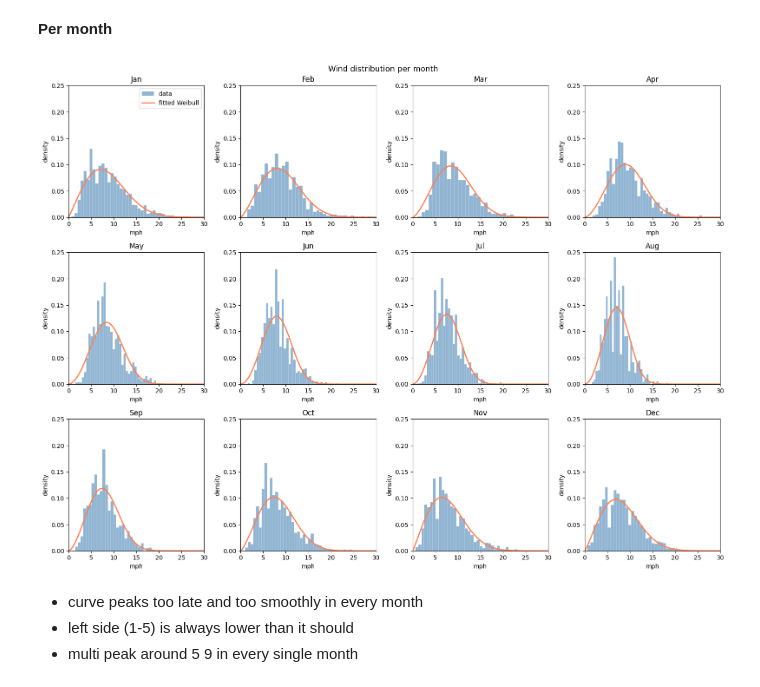
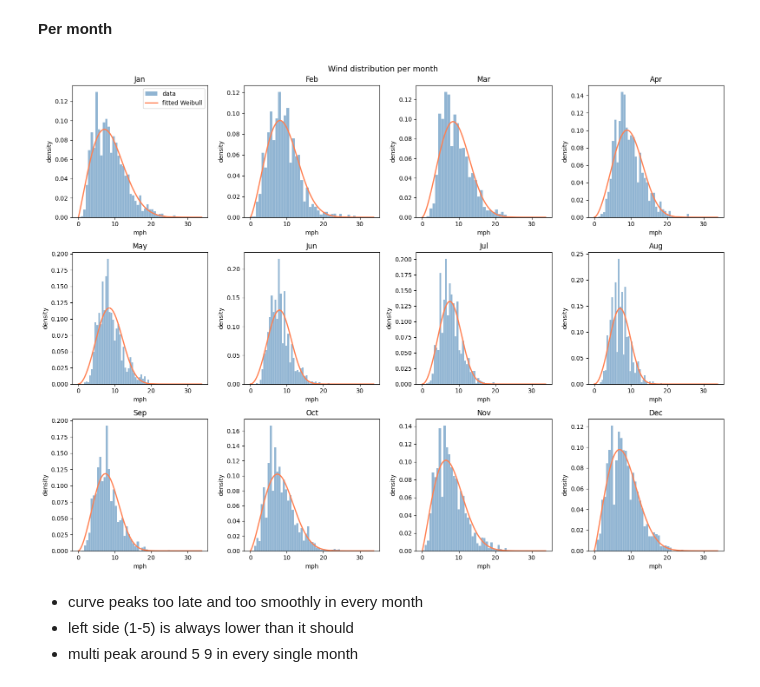
Before and after one commit to mariatmvendas/mbml_project, a Jupyter notebook: EDA.ipynb, the cells around one changed output. Drawn from its saved outputs; the diff is of its cells as text; code cells hidden in the pictures.

```diff
--- a/EDA.ipynb
+++ b/EDA.ipynb
@@ -1011,14 +1006,12 @@ for month in range(1, 13):
     pdf   = gamma.pdf(x, a=alpha, scale=1/beta)
     ax.plot(x, pdf, color="coral", linewidth=2, label="fitted Gamma")
 
-    ax.set_xlim(0, 2.5)
-    ax.set_ylim(0, 6)
-    ax.set_title(month_names[month - 1], fontsize=20)
-    ax.set_xlabel("inches", fontsize=15)
-    ax.set_ylabel("density", fontsize=15)
+    ax.set_title(month_names[month - 1])
+    ax.set_xlabel("inches")
+    ax.set_ylabel("density")
 
 axes[0].legend()
-plt.suptitle(f"Precipitation distribution per month (rainy days only, PRCP > {rain_thresh})", fontsize=26)
+plt.suptitle(f"Precipitation distribution per month (rainy days only, PRCP > {rain_thresh})", fontsize=13)
 plt.tight_layout()
 plt.show()
 # %% [output]
@@ -1045,18 +1038,18 @@ wind_params_global = {
 # %%
 fig, ax = plt.subplots(figsize=(8, 5))
 
-ax.hist(wind_global, bins=50, density=True, color="steelblue", edgecolor="white", linewidth=0.3, alpha=0.6, label="Data")
+ax.hist(wind_global, bins=50, density=True, color="steelblue", edgecolor="white", linewidth=0.3, alpha=0.6, label="data")
 
 x = np.linspace(0, wind_global.max(), 300)
 shape = wind_params_global["shape"].item()
 scale = wind_params_global["scale"].item()
 pdf = weibull_min.pdf(x, c=shape, scale=scale, loc=0)
-ax.plot(x, pdf, color="coral", linewidth=2, label="Fitted Weibull")
+ax.plot(x, pdf, color="coral", linewidth=2, label="fitted Weibull")
 
-ax.set_title("Wind", fontsize=25)
-ax.set_xlabel("Mph", fontsize=15)
-ax.set_ylabel("Density", fontsize=15)
-ax.legend(fontsize=12)
+ax.set_title("Wind")
+ax.set_xlabel("mph")
+ax.set_ylabel("density")
+ax.legend()
 plt.tight_layout()
 plt.show()
 # %% [output]
@@ -1079,33 +1072,31 @@ for month in range(1, 13):
 # %%
 fig, axes = plt.subplots(3, 4, figsize=(16, 12))
 axes = axes.flatten()
 
 x = np.linspace(0, df_train["WIND"].max(), 300)
 
 for month in range(1, 13):
     ax = axes[month - 1]
 
     month_data = df_train[df_train["MONTH"] == month]["WIND"].values
 
     ax.hist(month_data, bins=40, density=True, color="steelblue", edgecolor="white", linewidth=0.3, alpha=0.6, label="data")
 
     shape = wind_params_month[month]["shape"].item()
     scale = wind_params_month[month]["scale"].item()
     pdf   = weibull_min.pdf(x, c=shape, scale=scale, loc=0)
     ax.plot(x, pdf, color="coral", linewidth=2, label="fitted Weibull")
 
-    ax.set_xlim(0, 30)
-    ax.set_ylim(0, 0.25)
     ax.set_title(month_names[month - 1])
     ax.set_xlabel("mph")
     ax.set_ylabel("density")
 
 axes[0].legend()
 plt.suptitle("Wind distribution per month", fontsize=13)
 plt.tight_layout()
 plt.show()
 # %% [output]
-[figure, old version]
+[figure, new version]
 # %% [markdown]
 - curve peaks too late and too smoothly in every month
 - left side (1-5) is always lower than it should
```
Also changed, not shown: parts of 11 cells of this notebook.
